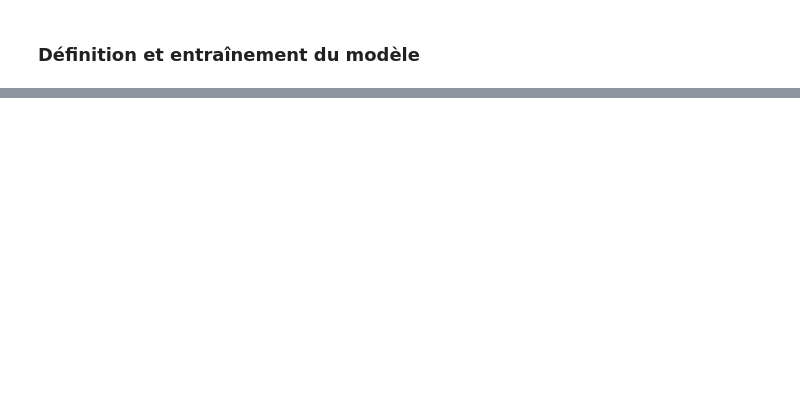
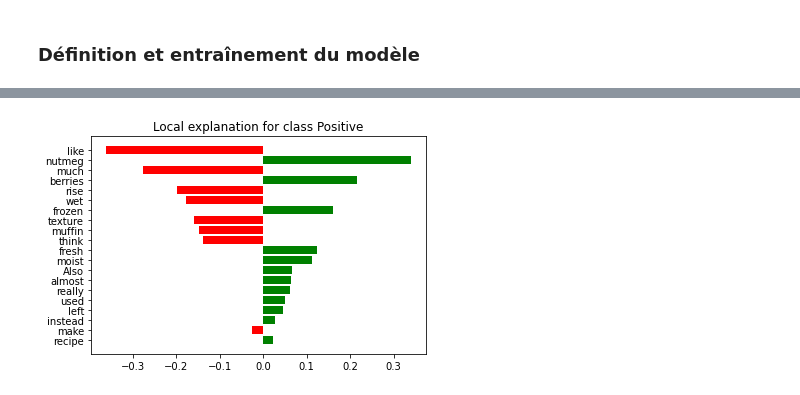
Before and after one commit to nestorcarmona/projet_MODIA, a Jupyter notebook: part_2.ipynb, the cells around one changed output, grey strips where cells are left out. Saved outputs shown, nothing was run; the diff lists cells and outputs as text; code cells hidden in the pictures; blank space fills up the shorter version.

```diff
--- a/part_2.ipynb
+++ b/part_2.ipynb
@@ -177,7 +177,16 @@ class StemTokenizer:
        '...', '....', '.....', '......', '...........', '.i', '.it',
        '.zaar', '/', '039', '08', '1', '1-2', '1.5', '1/2', '1/2tsp',
        '1/3', '1/4', '1/8/09', '10', '10.', '10/18/10', '103024', '10oz',
-       '1108690', '114718', '12', '12/22/08', '13', '14', '146530', '15']
+       '1108690', '114718', '12', '12/22/08', '13', '14', '146530', '15',
+       '154943.', '17th', '18', '1970', '1st', '1t', '2', '2-4', '2.',
+       '2/3', '20', '20-30', '200', '2007.', '2008', '2009', '2010',
+       '2011', '2012', '2013', '2017', '2018', '211485', '221973',
+       '2bleu', '2tbs', '3', '3-4', '3/4', '30', '32', '326538', '35',
+       '350f', '392938', '4', '4-5', '4.5', '40', '425', '425f', '462620',
+       '5', '5-6', '55856', '5th', '6', '680grms', '7', '7.5', '75',
+       '79-year-old', '8', '81194', '9','9-inch', '9.', '95', '9x13', '9x13x2', '<', '=', '=-', '>', '?',
+       '@', '[', ']', 'zwt0',
+       'zwt5', 'zwt6', 'zwt8', '~', '’', '“', '”']
     def __init__(self):
         self.stemmer = SnowballStemmer('english')
     def __call__(self, doc):
@@ -299,0 +334,6 @@ INFO:tensorflow:Assets written to: ram://cc1d0d70-eb02-4c6d-818e-28645b377349/as
+# %%
+def make_pred_from_text(text):
+    if type(text) == str:
+        text = np.array([text])
+    tfidf_data = tfidf.transform(text).toarray()
+    return model.predict(tfidf_data)
@@ -299,0 +348,16 @@ INFO:tensorflow:Assets written to: ram://cc1d0d70-eb02-4c6d-818e-28645b377349/as
+# %%
+from lime.lime_text import LimeTextExplainer
+
+class_names = ['Negative', 'Positive']
+
+explainer = LimeTextExplainer(class_names=class_names)
+
+index = 257
+exp = explainer.explain_instance(review_test[index], make_pred_from_text, num_features=20)
+
+prediction = make_pred_from_text(review_test[index])
+class_predicted = class_names[prediction.argmax(1)[0]]
+class_proba = prediction.max(1)[0]
+true_class = class_names[int(y_test[index,1])]
+print(f'Class predicted: {class_predicted} (p={class_proba})')
+print(f'True class: {true_class}')
@@ -299,0 +369,4 @@ INFO:tensorflow:Assets written to: ram://cc1d0d70-eb02-4c6d-818e-28645b377349/as
+# %%
+fig = exp.as_pyplot_figure()
+# %% [output]
+[figure, added]
```
Also changed, not shown: parts of 16 cells of this notebook.
